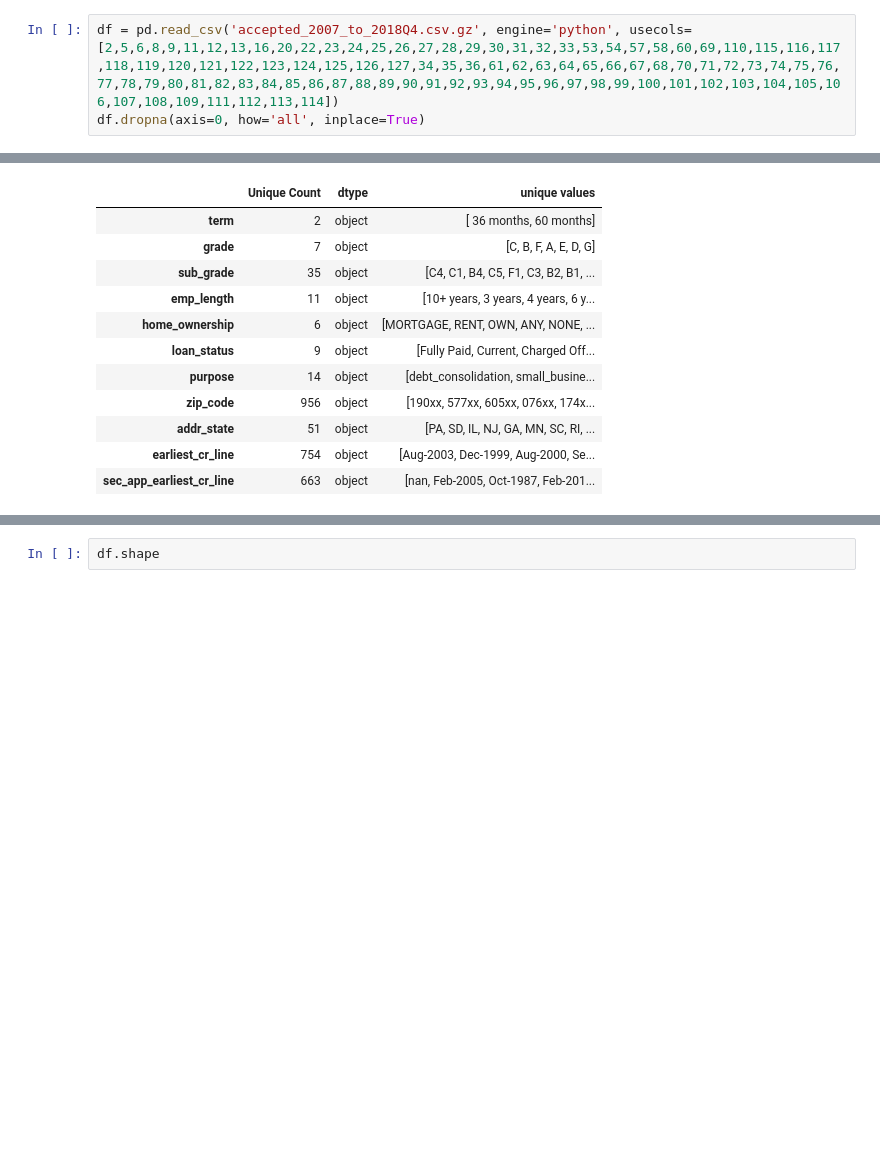
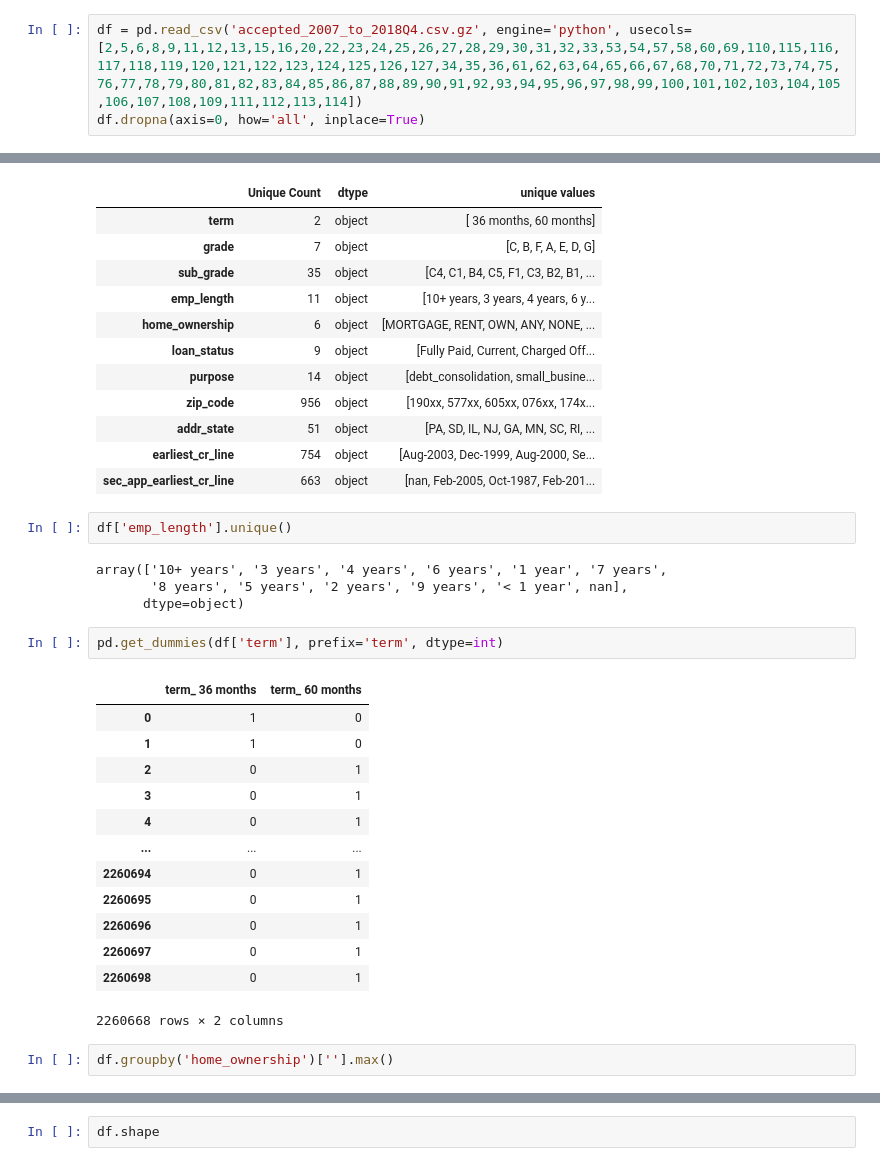
Before and after one commit to helios1014/credit_risk_analysis, a Jupyter notebook: data_extraction_and_cleaning.ipynb, the cells around one changed output, grey strips where cells are left out. Drawn from its saved outputs; the diff is of its cells as text; blank space fills up the shorter version.

```diff
--- a/data_extraction_and_cleaning.ipynb
+++ b/data_extraction_and_cleaning.ipynb
@@ -2,5 +2,5 @@
 import dask.dataframe as da
 import pandas as pd
 # %%
-df = pd.read_csv('accepted_2007_to_2018Q4.csv.gz', engine='python', usecols=[2,5,6,8,9,11,12,13,16,20,22,23,24,25,26,27,28,29,30,31,32,33,53,54,57,58,60,69,110,115,116,117,118,119,120,121,122,123,124,125,126,127,34,35,36,61,62,63,64,65,66,67,68,70,71,72,73,74,75,76,77,78,79,80,81,82,83,84,85,86,87,88,89,90,91,92,93,94,95,96,97,98,99,100,101,102,103,104,105,106,107,108,109,111,112,113,114])
+df = pd.read_csv('accepted_2007_to_2018Q4.csv.gz', engine='python', usecols=[2,5,6,8,9,11,12,13,15,16,20,22,23,24,25,26,27,28,29,30,31,32,33,53,54,57,58,60,69,110,115,116,117,118,119,120,121,122,123,124,125,126,127,34,35,36,61,62,63,64,65,66,67,68,70,71,72,73,74,75,76,77,78,79,80,81,82,83,84,85,86,87,88,89,90,91,92,93,94,95,96,97,98,99,100,101,102,103,104,105,106,107,108,109,111,112,113,114])
 df.dropna(axis=0, how='all', inplace=True)
@@ -28,4 +32,28 @@ o_review
 | addr_state | 51 | object | [PA, SD, IL, NJ, GA, MN, SC, RI, ... |
 | earliest_cr_line | 754 | object | [Aug-2003, Dec-1999, Aug-2000, Se... |
 | sec_app_earliest_cr_line | 663 | object | [nan, Feb-2005, Oct-1987, Feb-201... |
+# %%
+df['emp_length'].unique()
+# %% [output]
+array(['10+ years', '3 years', '4 years', '6 years', '1 year', '7 years',
+       '8 years', '5 years', '2 years', '9 years', '< 1 year', nan],
+      dtype=object)
+# %%
+pd.get_dummies(df['term'], prefix='term', dtype=int)
+# %% [output]
+|  | term_ 36 months | term_ 60 months |
+| 0 | 1 | 0 |
+| 1 | 1 | 0 |
+| 2 | 0 | 1 |
+| 3 | 0 | 1 |
+| 4 | 0 | 1 |
+| ... | ... | ... |
+| 2260694 | 0 | 1 |
+| 2260695 | 0 | 1 |
+| 2260696 | 0 | 1 |
+| 2260697 | 0 | 1 |
+| 2260698 | 0 | 1 |
+2260668 rows × 2 columns
+# %%
+df.groupby('home_ownership')[''].max()
 # %%
```
Also changed, not shown: parts of 3 cells of this notebook, 1 other file.
